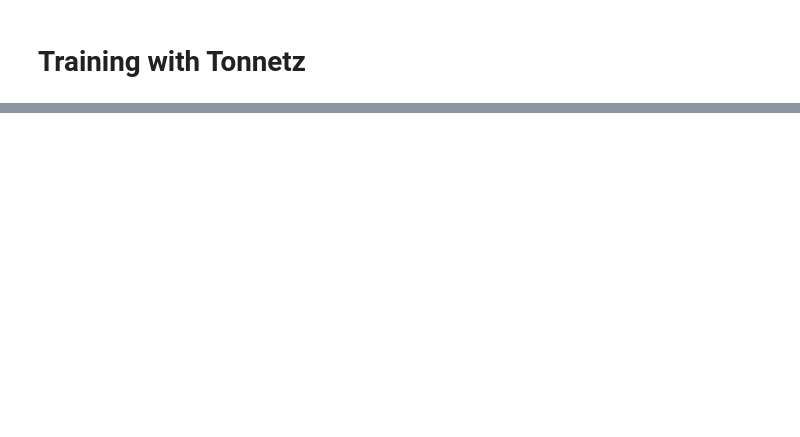
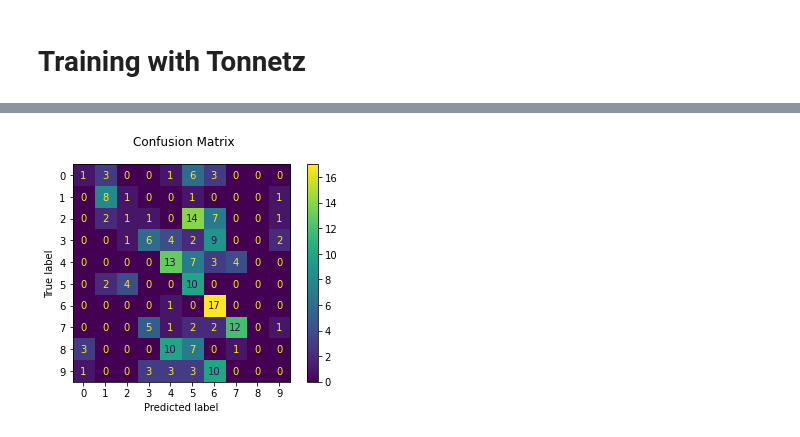
Before and after one commit to pmagalang/ECS-171-Group-8, a Jupyter notebook: kNN/full-kNN.ipynb, the cells around one changed output, grey strips where cells are left out. Drawn from its saved outputs; the diff is of its cells as text; code cells hidden in the pictures; blank space fills up the shorter version.

Commit message:
Final results put into report

```diff
--- a/kNN/full-kNN.ipynb
+++ b/kNN/full-kNN.ipynb
@@ -225,0 +230,22 @@ for i, val in enumerate(translator):
+# %%
+import helper
+translator, data, targets = helper.get_data("../mel-grams")
+data = helper.image_processor(data)
+
+from skimage import util
+data = [util.invert(img).reshape(-1) for img in data]
+
+from sklearn.model_selection import train_test_split
+X_train, X_test, y_train, y_test = train_test_split(
+    data, targets, test_size=0.2, shuffle=True, random_state=0)
+
+from sklearn.neighbors import KNeighborsClassifier
+neigh = KNeighborsClassifier(n_neighbors=27,weights='distance',metric="manhattan")
+neigh.fit(X_train, y_train)
+
+from sklearn.metrics import classification_report
+from sklearn.metrics import accuracy_score
+y_true, y_pred = y_test, neigh.predict(X_test)
+print(classification_report(y_true, y_pred))
+print()
+print(accuracy_score(y_true, y_pred))
@@ -225,0 +272,12 @@ for i, val in enumerate(translator):
+# %%
+import matplotlib.pyplot as plt
+from sklearn import metrics
+
+disp = metrics.plot_confusion_matrix(neigh, X_test, y_test)
+disp.figure_.suptitle("Confusion Matrix")
+# print(f"Confusion matrix:\n{disp.confusion_matrix}")
+
+plt.show()
+disp.figure_.savefig("inverted_colors.png")
+# %% [output]
+[figure, added]
```
Also changed, not shown: parts of 19 cells of this notebook, 17 other files.
